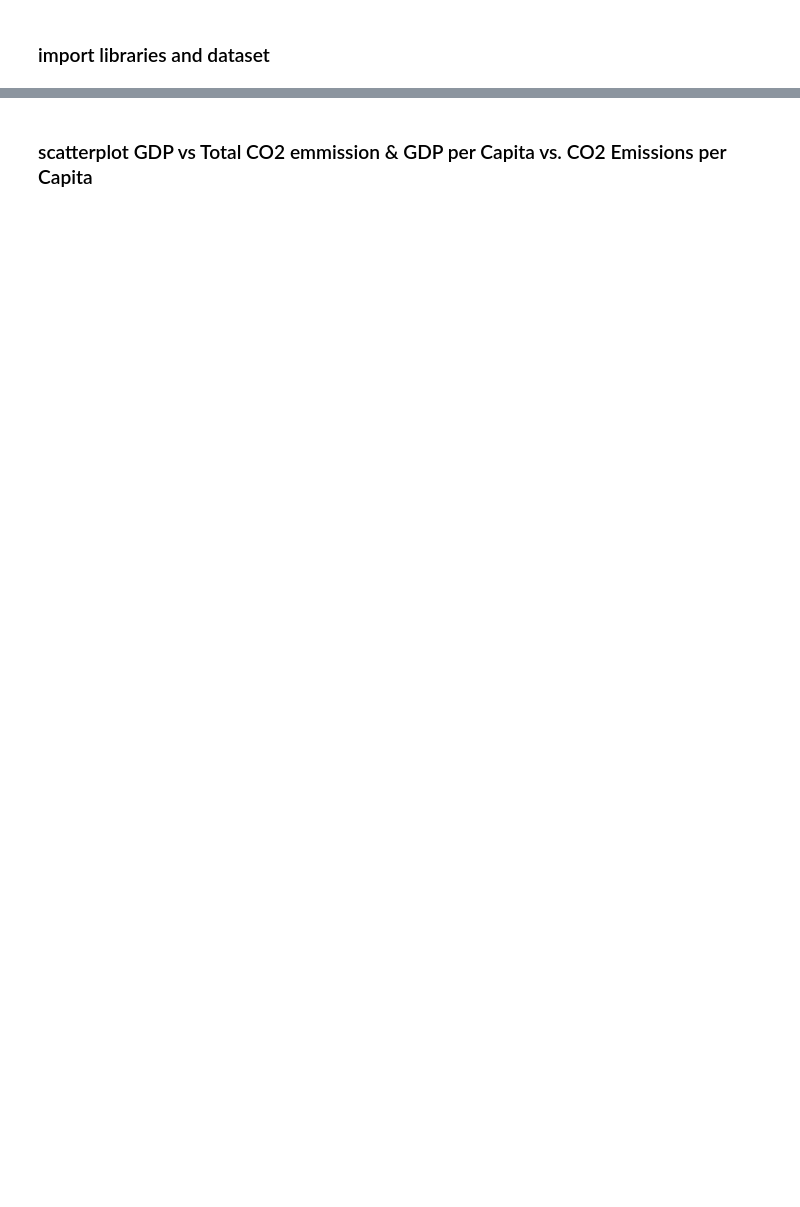
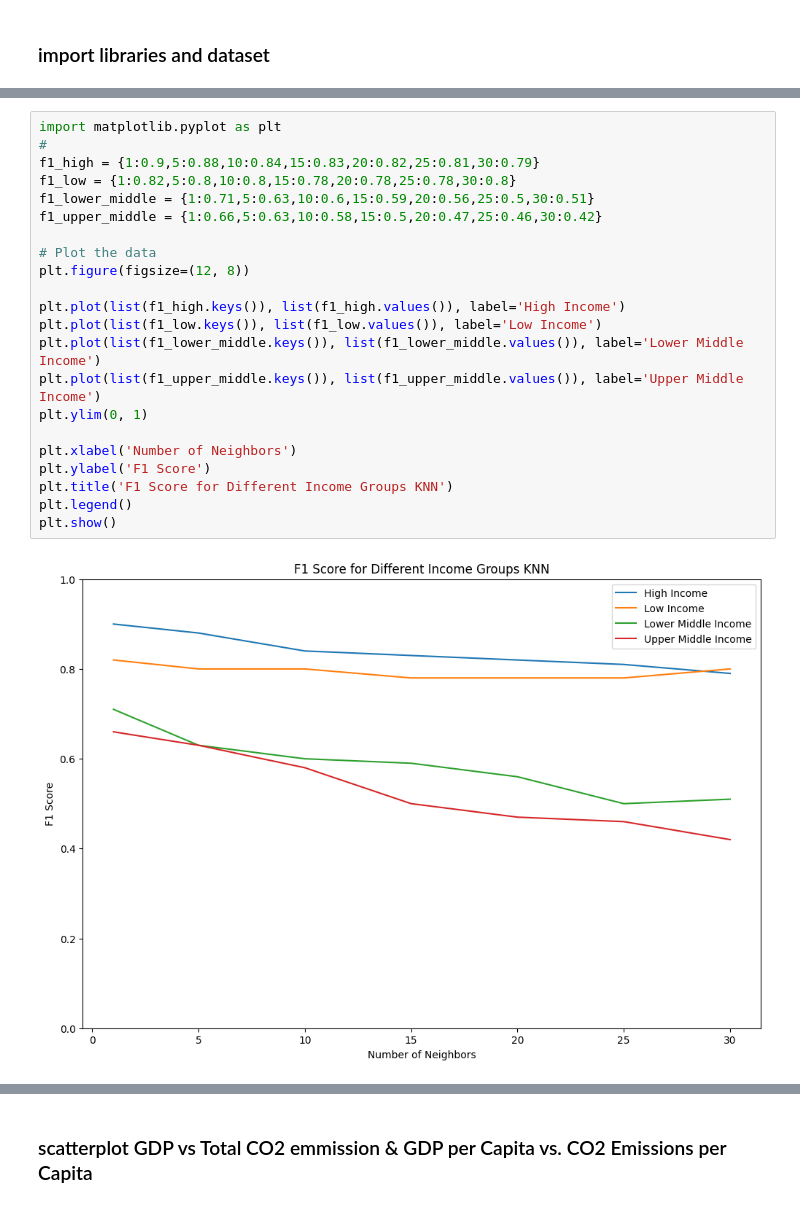
Before and after one commit to avondas/DataScience, a Jupyter notebook: data_vis.ipynb, the cells around one changed output, grey strips where cells are left out. Saved outputs shown, nothing was run; the diff lists cells and outputs as text; blank space fills up the shorter version.

```diff
--- a/data_vis.ipynb
+++ b/data_vis.ipynb
@@ -65,0 +64,24 @@ plt.show()
+# %%
+import matplotlib.pyplot as plt
+#
+f1_high = {1:0.9,5:0.88,10:0.84,15:0.83,20:0.82,25:0.81,30:0.79}
+f1_low = {1:0.82,5:0.8,10:0.8,15:0.78,20:0.78,25:0.78,30:0.8}
+f1_lower_middle = {1:0.71,5:0.63,10:0.6,15:0.59,20:0.56,25:0.5,30:0.51}
+f1_upper_middle = {1:0.66,5:0.63,10:0.58,15:0.5,20:0.47,25:0.46,30:0.42}
+
+# Plot the data
+plt.figure(figsize=(12, 8))
+
+plt.plot(list(f1_high.keys()), list(f1_high.values()), label='High Income')
+plt.plot(list(f1_low.keys()), list(f1_low.values()), label='Low Income')
+plt.plot(list(f1_lower_middle.keys()), list(f1_lower_middle.values()), label='Lower Middle Income')
+plt.plot(list(f1_upper_middle.keys()), list(f1_upper_middle.values()), label='Upper Middle Income')
+plt.ylim(0, 1)
+
+plt.xlabel('Number of Neighbors')
+plt.ylabel('F1 Score')
+plt.title('F1 Score for Different Income Groups KNN')
+plt.legend()
+plt.show()
+# %% [output]
+[figure, added]
```
Also changed, not shown: parts of 7 cells of this notebook, 6 other files.
